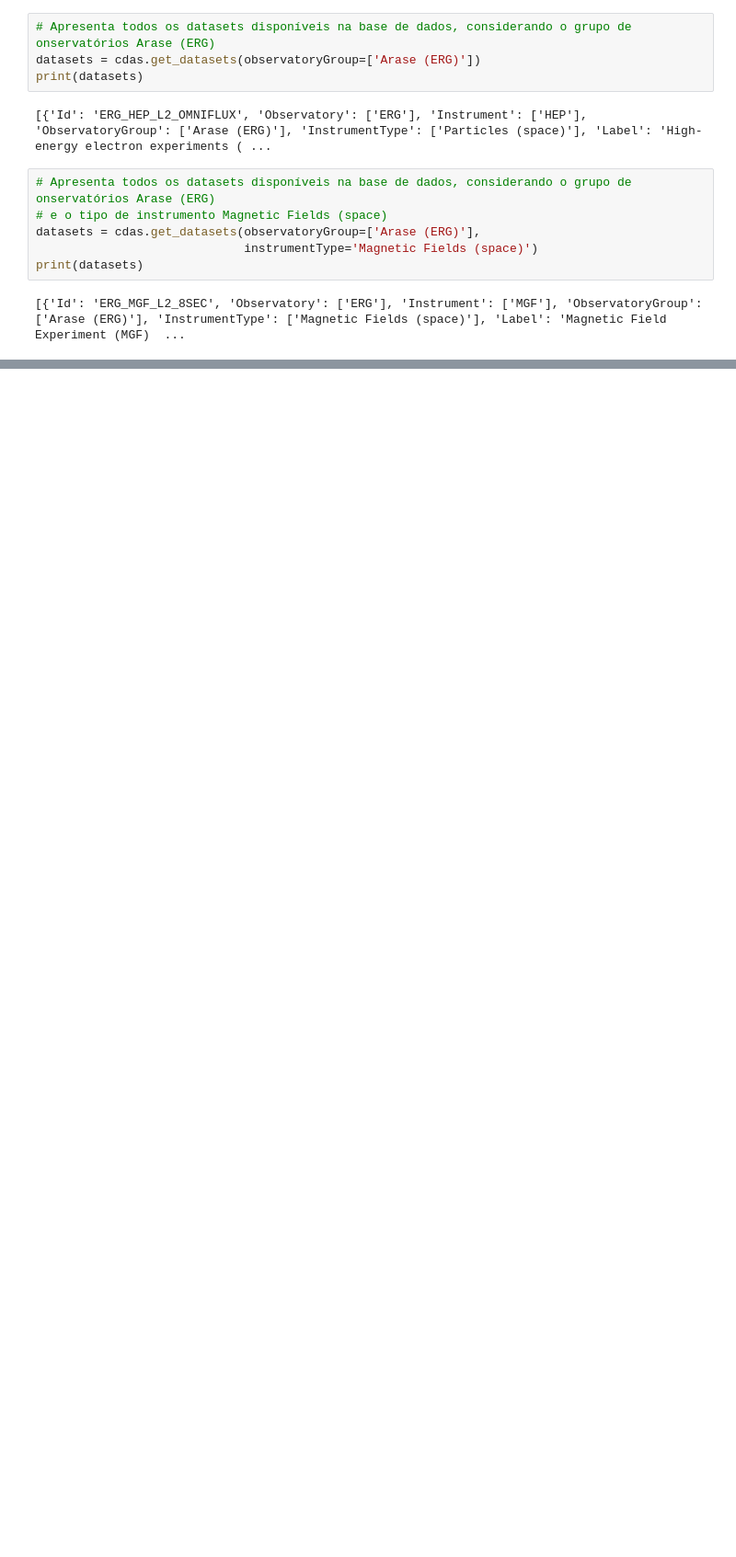
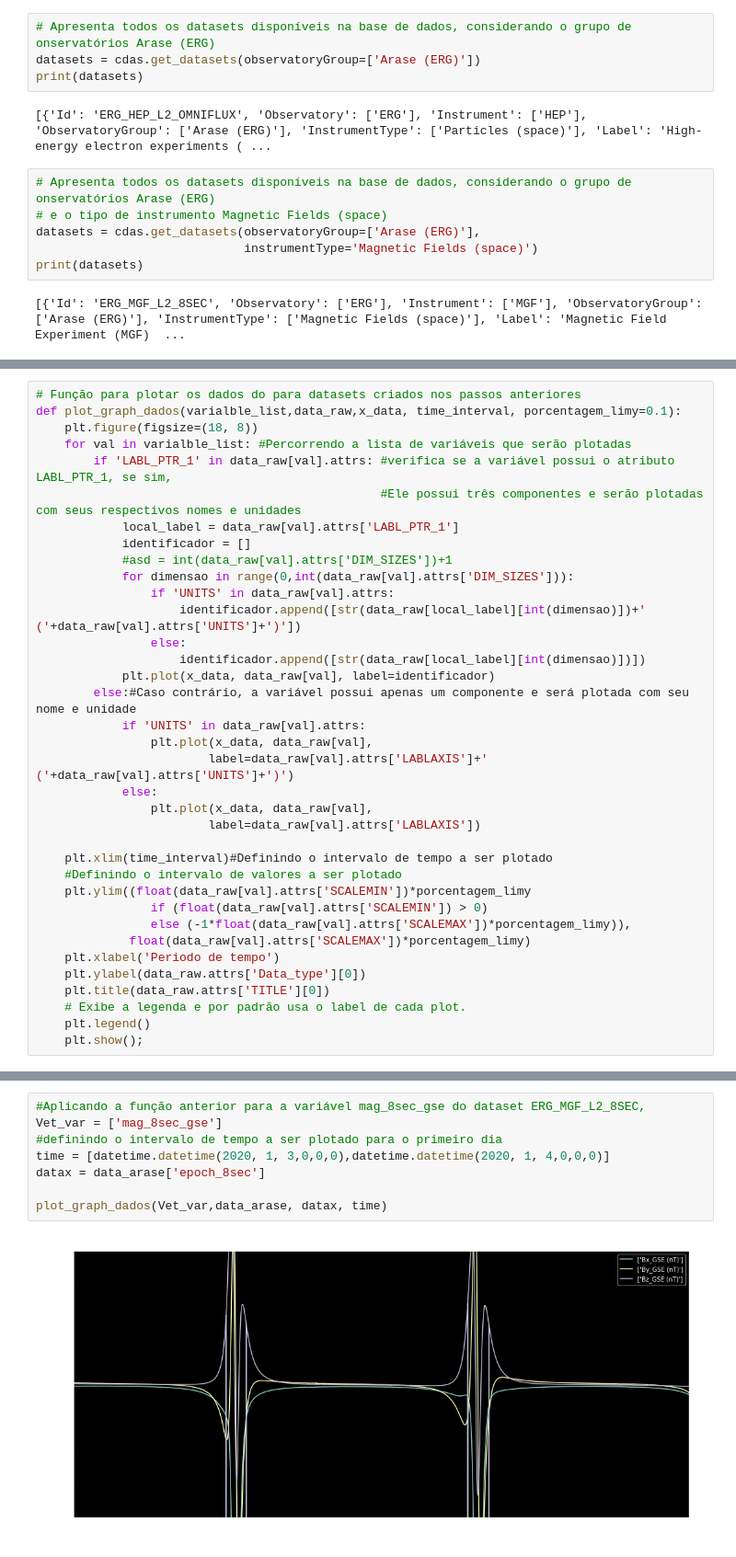
Before and after one commit to matheusgamacosta94/Dados_Satelites_CDAWeb, a Jupyter notebook: leitura_dados_satelites_NASA.ipynb, the cells around one changed output, grey strips where cells are left out. Shown: that part at 92% size. Saved outputs shown, nothing was run; the diff lists cells and outputs as text; blank space fills up the shorter version.

```diff
--- a/leitura_dados_satelites_NASA.ipynb
+++ b/leitura_dados_satelites_NASA.ipynb
@@ -407,0 +334,36 @@ VarCopy([[2528.6135, 3615.2434],
+# %%
+# Função para plotar os dados do para datasets criados nos passos anteriores
+def plot_graph_dados(varialble_list,data_raw,x_data, time_interval, porcentagem_limy=0.1):
+    plt.figure(figsize=(18, 8))
+    for val in varialble_list: #Percorrendo a lista de variáveis que serão plotadas
+        if 'LABL_PTR_1' in data_raw[val].attrs: #verifica se a variável possui o atributo LABL_PTR_1, se sim,
+                                                #Ele possui três componentes e serão plotadas com seus respectivos nomes e unidades
+            local_label = data_raw[val].attrs['LABL_PTR_1']
+            identificador = []
+            #asd = int(data_raw[val].attrs['DIM_SIZES'])+1
+            for dimensao in range(0,int(data_raw[val].attrs['DIM_SIZES'])):
+                if 'UNITS' in data_raw[val].attrs:
+                    identificador.append([str(data_raw[local_label][int(dimensao)])+' ('+data_raw[val].attrs['UNITS']+')'])
+                else:
+                    identificador.append([str(data_raw[local_label][int(dimensao)])])
+            plt.plot(x_data, data_raw[val], label=identificador)
+        else:#Caso contrário, a variável possui apenas um componente e será plotada com seu nome e unidade
+            if 'UNITS' in data_raw[val].attrs:
+                plt.plot(x_data, data_raw[val],
+                        label=data_raw[val].attrs['LABLAXIS']+' ('+data_raw[val].attrs['UNITS']+')')
+            else:
+                plt.plot(x_data, data_raw[val],
+                        label=data_raw[val].attrs['LABLAXIS'])
+
+    plt.xlim(time_interval)#Definindo o intervalo de tempo a ser plotado
+    #Definindo o intervalo de valores a ser plotado
+    plt.ylim((float(data_raw[val].attrs['SCALEMIN'])*porcentagem_limy
+                if (float(data_raw[val].attrs['SCALEMIN']) > 0)
+                else (-1*float(data_raw[val].attrs['SCALEMAX'])*porcentagem_limy)),
+             float(data_raw[val].attrs['SCALEMAX'])*porcentagem_limy)
+    plt.xlabel('Periodo de tempo')
+    plt.ylabel(data_raw.attrs['Data_type'][0])
+    plt.title(data_raw.attrs['TITLE'][0])
+    # Exibe a legenda e por padrão usa o label de cada plot.
+    plt.legend()
+    plt.show();
@@ -407,0 +372,10 @@ VarCopy([[2528.6135, 3615.2434],
+# %%
+#Aplicando a função anterior para a variável mag_8sec_gse do dataset ERG_MGF_L2_8SEC,
+Vet_var = ['mag_8sec_gse']
+#definindo o intervalo de tempo a ser plotado para o primeiro dia
+time = [datetime.datetime(2020, 1, 3,0,0,0),datetime.datetime(2020, 1, 4,0,0,0)]
+datax = data_arase['epoch_8sec']
+
+plot_graph_dados(Vet_var,data_arase, datax, time)
+# %% [output]
+[figure, added]
```
Also changed, not shown: parts of 42 cells of this notebook.
